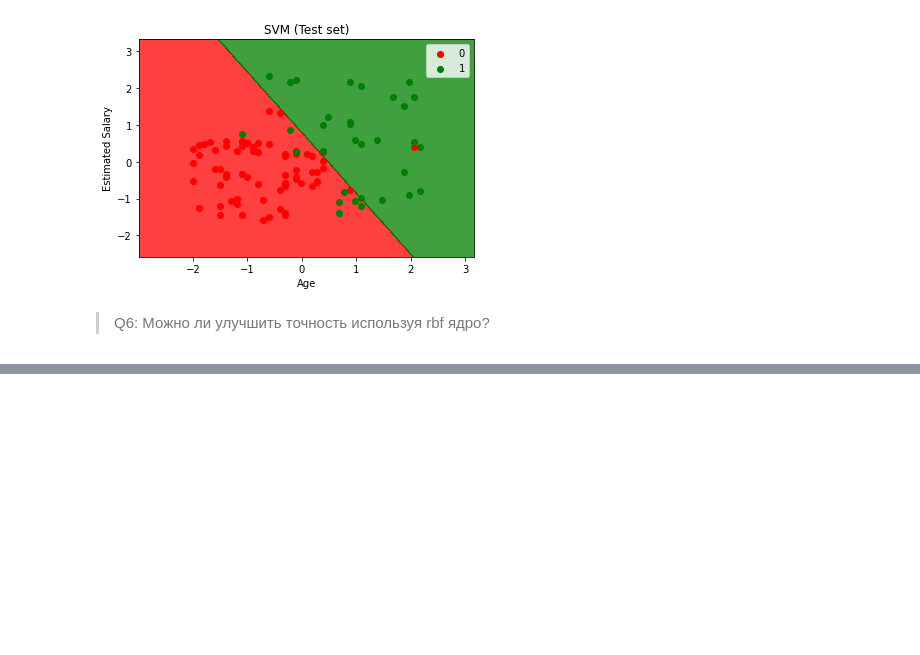
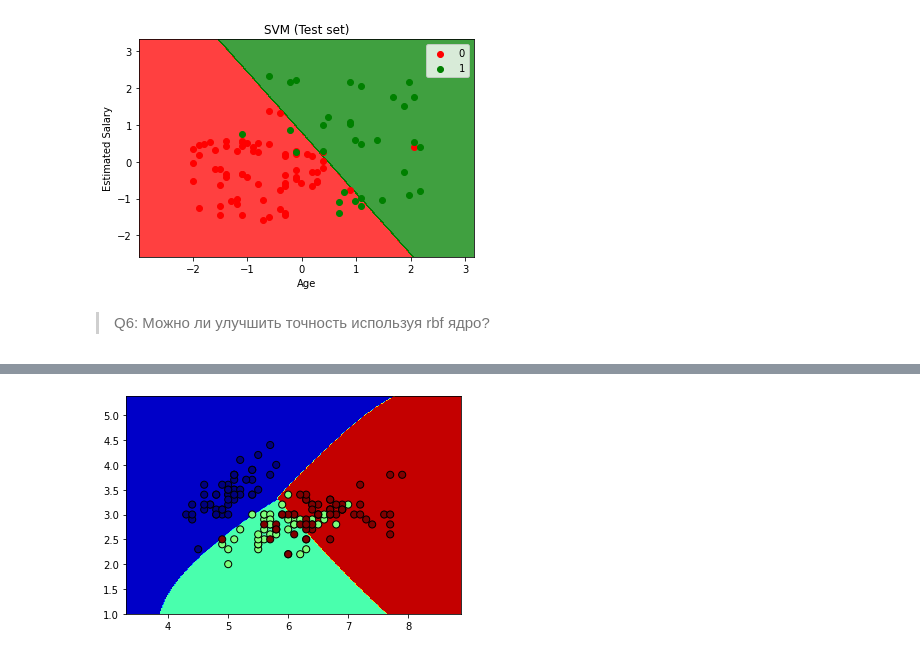
Before and after one commit to spbcoding/ml-aws-course, a Jupyter notebook: lab04-logistic-regression-svm.ipynb, the cells around one changed output, grey strips where cells are left out. Cells and saved outputs as stored; diff of their text form; code cells hidden in the pictures; blank space fills up the shorter version.

```diff
--- a/lab04-logistic-regression-svm.ipynb
+++ b/lab04-logistic-regression-svm.ipynb
@@ -234,0 +384,44 @@ plt.show()
+# %%
+def make_meshgrid(x, y, h = 0.02):
+    x_min, x_max = x.min() - 1, x.max() + 1
+    y_min, y_max = y.min() - 1, y.max() + 1
+
+    xx, yy = np.meshgrid(np.arange(x_min, x_max, h), np.arange(y_min, y_max, h))
+
+    return xx, yy
+
+def plot_contours(ax, clf, xx, yy, **params):
+    Z = clf.predict(np.c_[xx.ravel(), yy.ravel()])
+    Z = Z.reshape(xx.shape)
+
+    out = ax.contourf(xx, yy, Z, **params)
+
+    ax.set_xlim(xx.min(), xx.max())
+    ax.set_ylim(yy.min(), yy.max())
+
+    return out
+
+def plot_reals(ax, x0, x1, y, **params):
+    ax.scatter(x0, x1, c=y, **params)
+
+
+def plot_legends(ax, x0_title, x1_title, model_name):
+    ax.set_xlabel(x0_title)
+    ax.set_ylabel(x1_title)
+    ax.set_xticks(())
+    ax.set_yticks(())
+    ax.set_title(model_name)
+# %%
+x0, x1 = x[:, 0], x[:, 1]
+xx, yy = make_meshgrid(x0, x1)
+# %%
+# https://matplotlib.org/stable/tutorials/colors/colormaps.html
+
+axes = plt.axes()
+
+plot_contours(axes, model, xx, yy, cmap = "jet")
+plot_reals(axes, x0, x1, y, cmap = "jet", s = 50, edgecolors = "k")
+
+plt.show()
+# %% [output]
+[figure, added]
```
Also changed, not shown: parts of 42 cells of this notebook.
